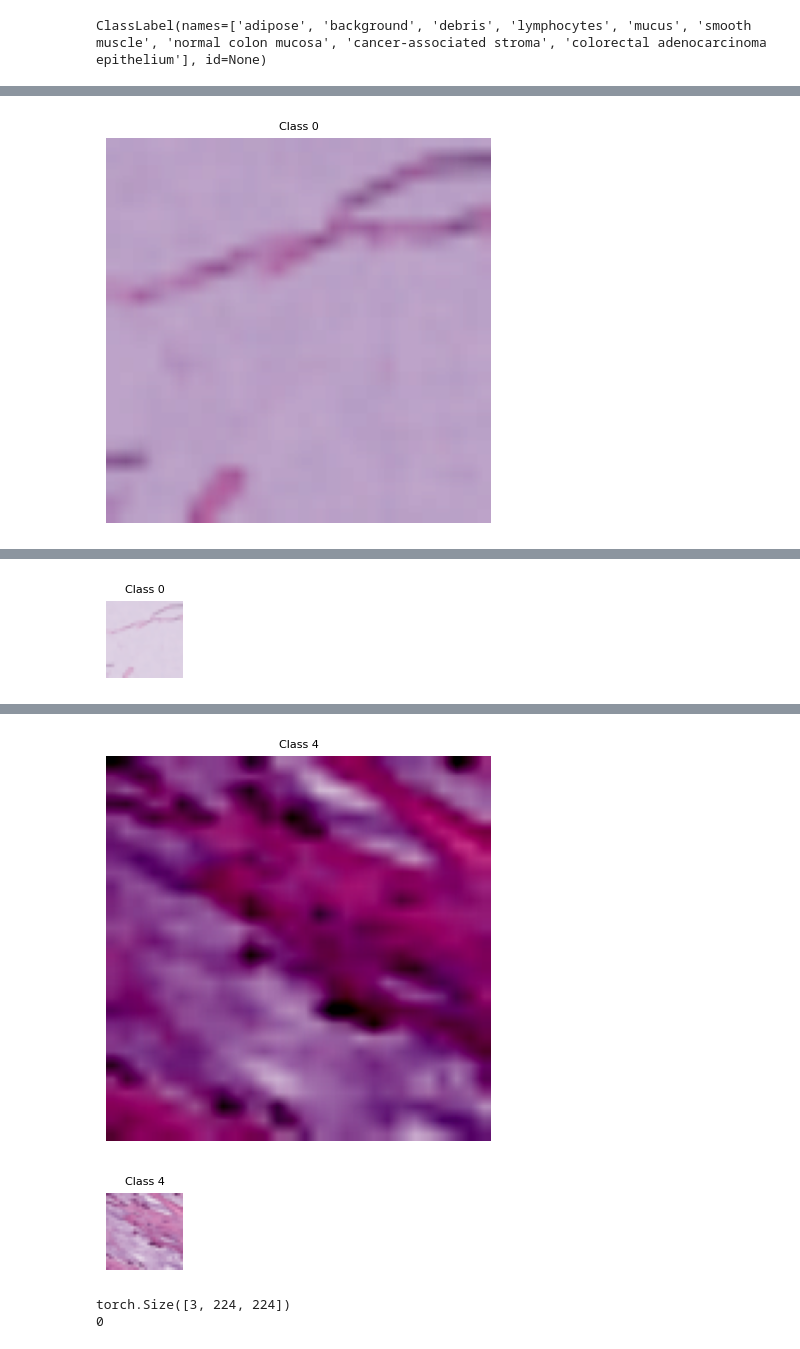
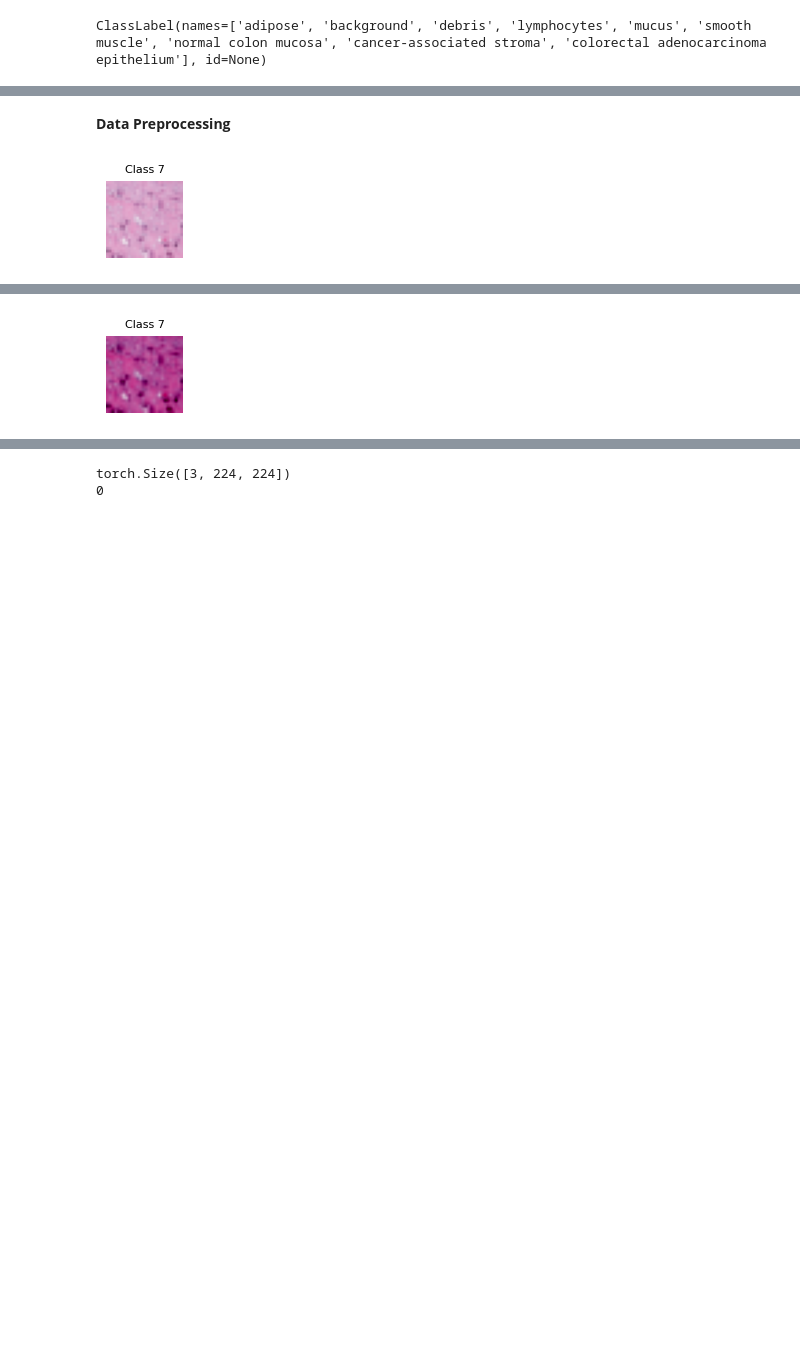
Before and after one commit to arindam369/MedMNIST-ViT, a Jupyter notebook: PathMNIST.ipynb, the cells around one changed output, grey strips where cells are left out. Cells and saved outputs as stored; diff of their text form; code cells hidden in the pictures; blank space fills up the shorter version.

```diff
--- a/PathMNIST.ipynb
+++ b/PathMNIST.ipynb
@@ -73,2 +34,4 @@ show_image_grid(ds, "train")
+# %% [markdown]
+**Data Preprocessing**
 # %%
 def transform(examples):
@@ -82,6 +46,7 @@ def transform(examples):
 # use the with_transform() method to apply the transform to the dataset on the fly during training
 dataset = ds.with_transform(transform)
 # %%
+import matplotlib.pyplot as plt
 def show_image(dataset, split, index):
     data = dataset[split][index]
     if "image" in data:  # Original dataset
@@ -97,17 +62,16 @@ def show_image(dataset, split, index):
         image_tensor = data['pixel_values']
         label = data['labels']
 
-        # Convert the tensor to a NumPy array and display the
+        # Convert the tensor to a NumPy array and display the image
         image_array = image_tensor.numpy()  # Convert the torch tensor to a NumPy array
-        plt.figure(figsize=(5, 5))
-        plt.imshow(image_array.transpose(1,2,0))  # Matplotlib expects the channel dimension last
+        plt.figure(figsize=(1, 1))
+        plt.imshow(image_array.transpose(1, 2, 0))  # Matplotlib expects the channel dimension last
         plt.title(f"Class {label}", fontsize=8)
         plt.axis('off')  # Hide the axis
         plt.show()
 # %%
-show_image(dataset, "train",0)
-show_image(ds, "train",0)
-show_image(dataset, "train",1)
-show_image(ds, "train",1)
+idx = 2
+show_image(ds, "train", idx)
+show_image(dataset, "train", idx)
 # %% [output]
-[figure, old version]
+[figure, new version]
@@ -114 +79 @@ show_image(ds, "train",1)
-[figure, old version]
+[figure, new version]
@@ -116,5 +80,3 @@ WARNING:matplotlib.image:Clipping input data to the valid range for imshow with
-[figure, removed]
-[figure, removed]
 # %%
 for item in dataset["train"]:
   print(item["pixel_values"].shape)
```
Also changed, not shown: parts of 28 cells of this notebook, 2 other files.
